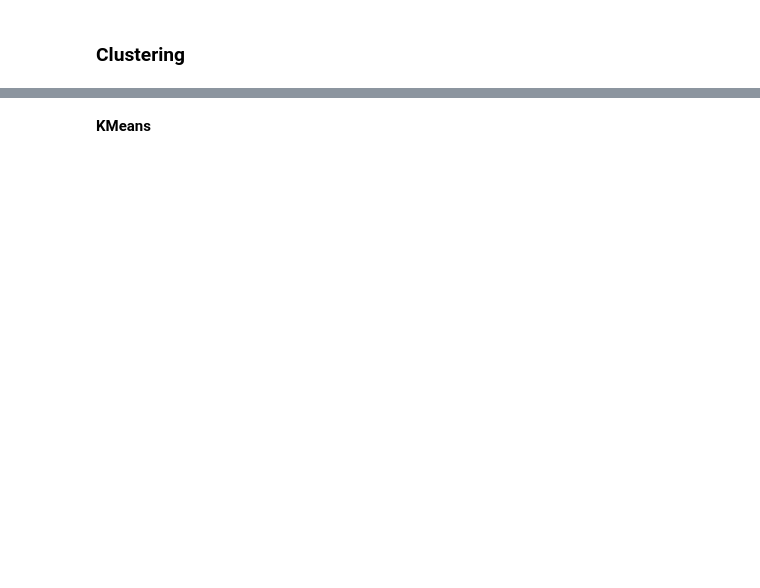
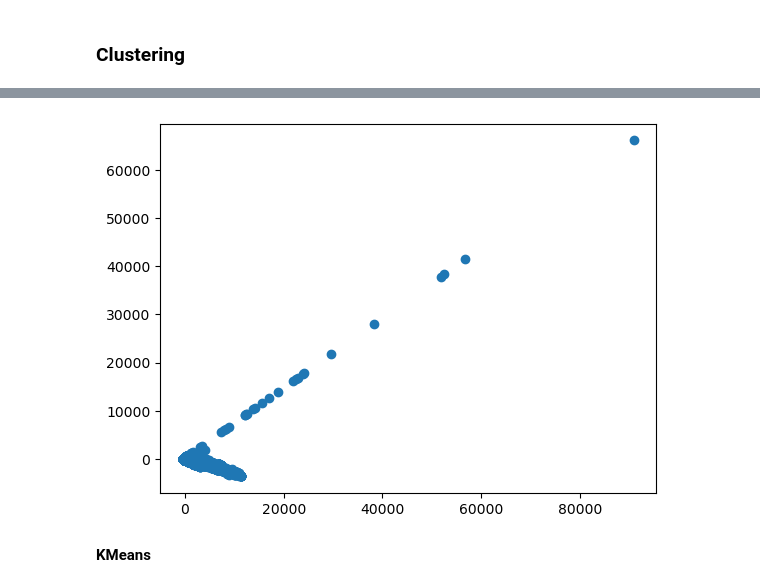
Before and after one commit to Oluwajuwon-O/project_notebooks, a Jupyter notebook: Unsupervised Learning.ipynb, the cells around one changed output, grey strips where cells are left out. Saved outputs shown, nothing was run; the diff lists cells and outputs as text; code cells hidden in the pictures; blank space fills up the shorter version.

```diff
--- a/Unsupervised Learning.ipynb
+++ b/Unsupervised Learning.ipynb
@@ -115,2 +177,6 @@ df1_energy = df1[['energy','current','voltage']]
+# %%
+plt.scatter(df_pca['col1'],df_pca['col2']);
+# %% [output]
+[figure, added]
 # %% [markdown]
 **KMeans**
```
Also changed, not shown: parts of 17 cells of this notebook.
